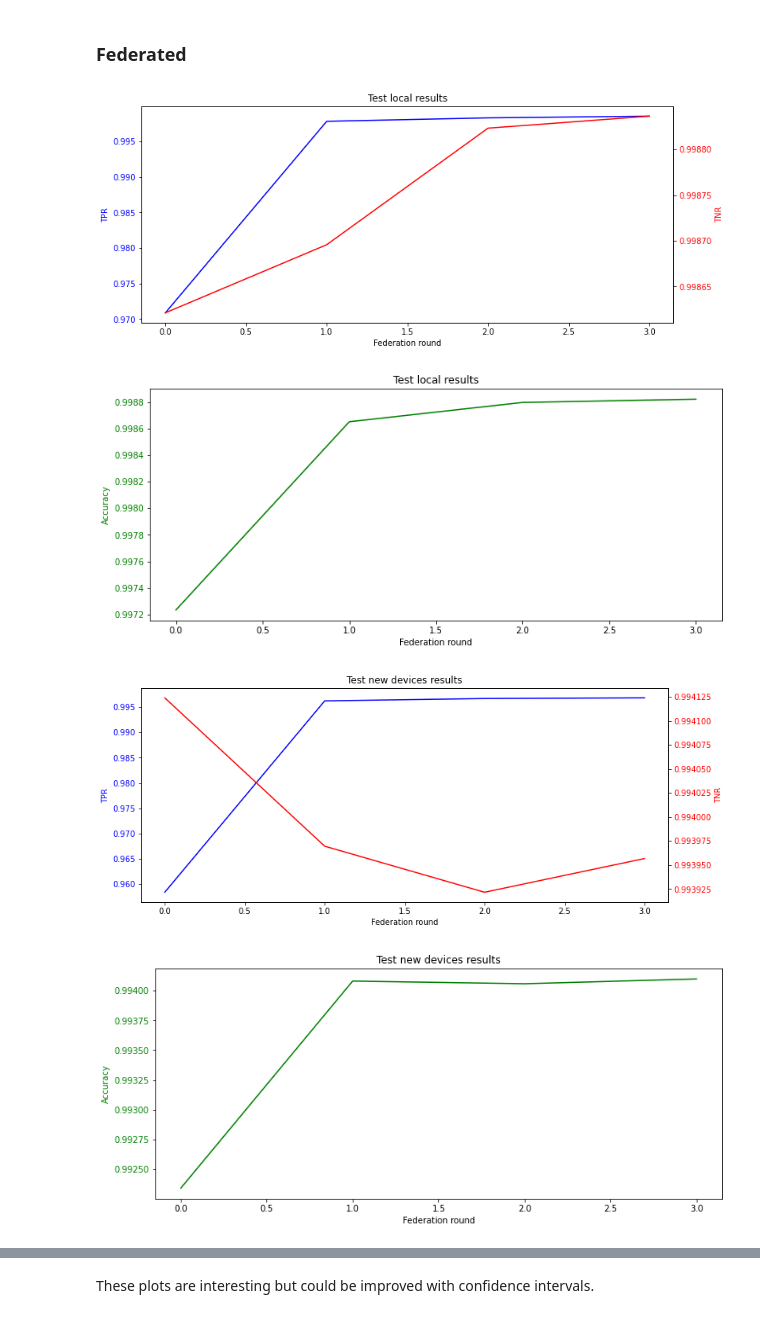
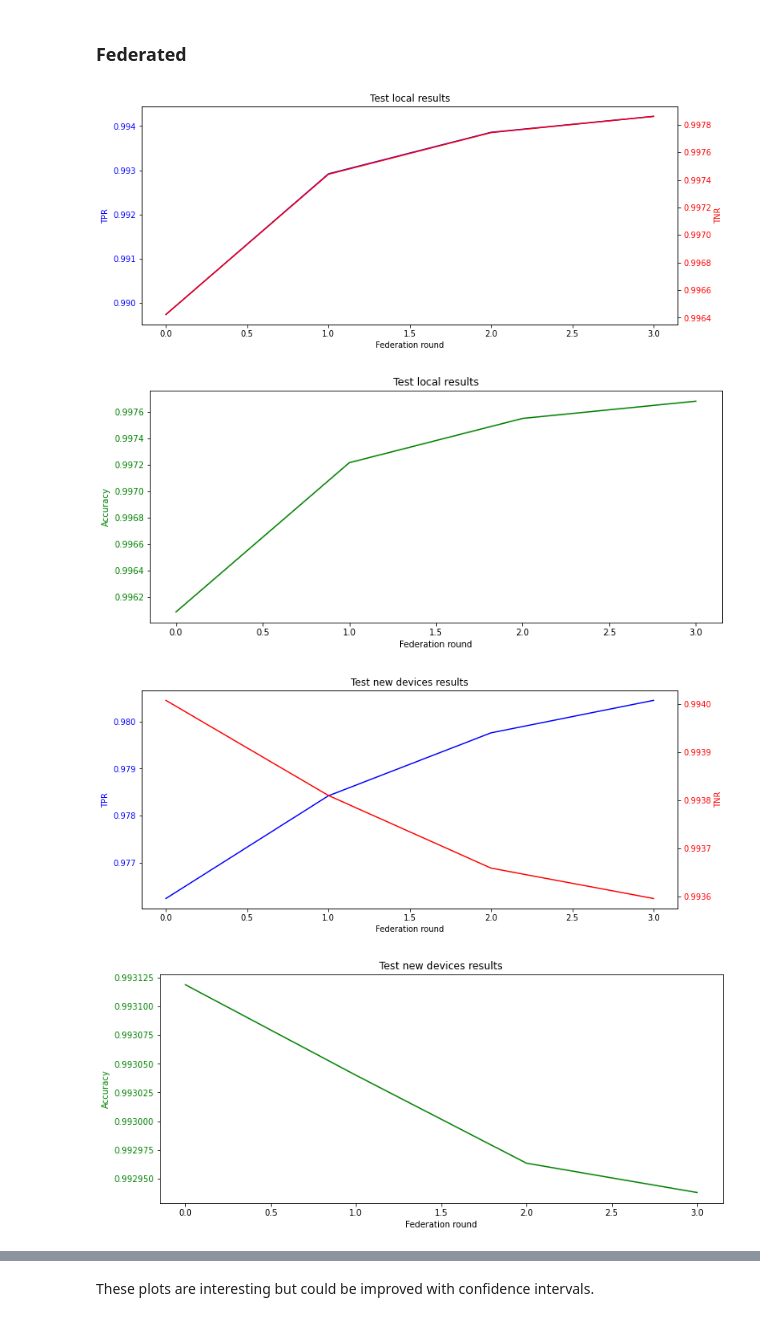
Before and after one commit to ValerianRey/fed_iot_guard, a Jupyter notebook: Test results.ipynb, the cells around one changed output, grey strips where cells are left out. Drawn from its saved outputs; the diff is of its cells as text; code cells hidden in the pictures.

```diff
--- a/Test results.ipynb
+++ b/Test results.ipynb
@@ -127,40 +127,40 @@ TP: 359980 - TN: 155235 - FP: 204765 - FN:20
 # %%
 # TODO: rename the x-axis as epoch in fedsgd and make it start at 1 in both cases
 
-path_test = 'test_results/decentralized_classifier_fedsgd/0,95 5rr 64bs avg/'
+path_test = 'test_results/decentralized_classifier_fedsgd/0,95 5rr 64bs tm1/'
 
 with open(path_test + 'local_results.json') as json_file:
     test_local_results = json.load(json_file)
 
 with open(path_test + 'new_devices_results.json') as json_file:
     test_new_results = json.load(json_file)
 
 local_results_per_round = get_results_per_round(test_local_results)
 plot_federated_tpr_tnr(local_results_per_round, title='Test local results')
 plot_federated_acc(local_results_per_round, title='Test local results')
 
 new_results_per_round = get_results_per_round(test_new_results)
 plot_federated_tpr_tnr(new_results_per_round, title='Test new devices results')
 plot_federated_acc(new_results_per_round, title='Test new devices results')
 
 print('Local result at last round:')
 print_rates(local_results_per_round[-1])
 print()
 
 print('New result at last round:')
 print_rates(new_results_per_round[-1])
 
 try:
     with open(path_test + 'thresholds.json') as json_file:
         all_thresholds = json.load(json_file)
 
     global_thresholds = get_thresholds_federated(all_thresholds)
     plot_global_thresholds(global_thresholds, 'Thresholds')
 except:
     pass
 # %% [output]
-[figure, old version]
+[figure, new version]
-[figure, old version]
+[figure, new version]
-[figure, old version]
+[figure, new version]
-[figure, old version]
+[figure, new version]
 Local result at last round:
```
Also changed, not shown: parts of 1 cell of this notebook.
